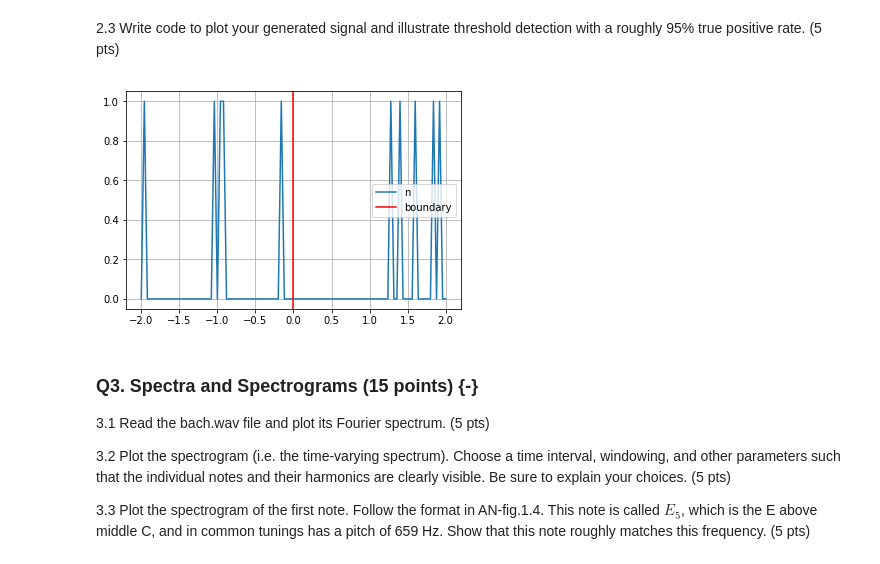
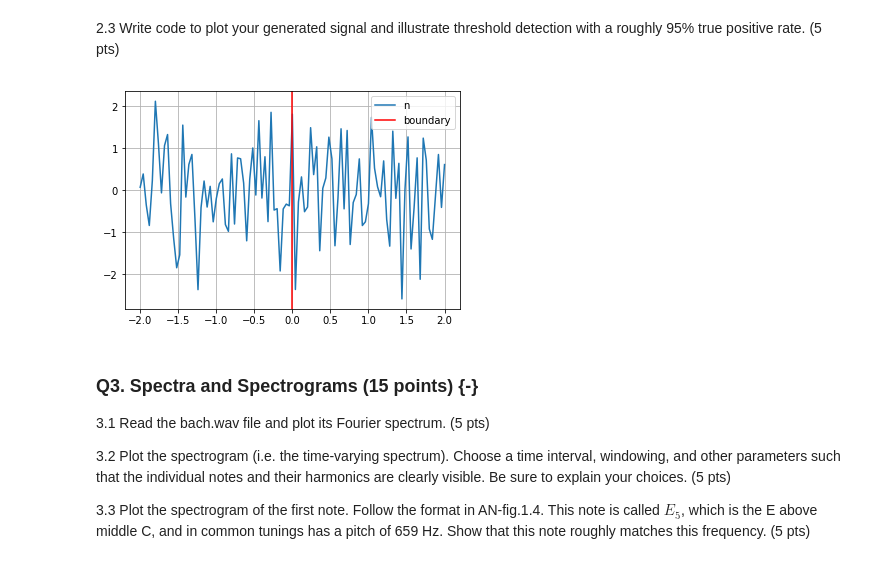
Before and after one commit to brennanmcfarland/computational-perception-class, a Jupyter notebook: CP-A1-bfm21.ipynb, the cells around one changed output. Cells and saved outputs as stored; diff of their text form; code cells hidden in the pictures.

```diff
--- a/CP-A1-bfm21.ipynb
+++ b/CP-A1-bfm21.ipynb
@@ -98,11 +101,15 @@ def poisson_point_process(domain, lamb):
             return codomain
         else:
             # TODO: ask in class if signal is supposed to be constant or Gaussian, here we're just setting it to a constant
-            codomain[step] = 1 # TODO: I also set this to 1 arbitrarily
+            codomain[step] = 2 # TODO: I also set this to 2 arbitrarily
 
 
 def poisson_signal(lamb):
     return lambda a: poisson_point_process(a, lamb)
+
+
+def noisy_poisson_signal(lamb, mu_n, sigma_squared_n):
+    return lambda a: poisson_point_process(a, lamb) + np.random.normal(mu_n, sigma_squared_n**.5, a.shape)
 # %% [markdown]
 2.2 Derive the optimal threshold detector for this scenario.  Be sure to consider the probability of the signal being present in any particular sample.  Contrast this with the threshold in Q1. (5 pts)
 # %%
@@ -110,12 +117,12 @@ def poisson_signal(lamb):
 # %% [markdown]
 2.3 Write code to plot your generated signal and illustrate threshold detection with a roughly 95% true positive rate. (5 pts)
 # %%
-plot_function(poisson_signal(.1), min=-2, max=2, label='n')
+plot_function(noisy_poisson_signal(.1, noise_mean, noise_variance), min=-2, max=2, label='n')
 plot_boundary(0, label='boundary') # TODO: actually plot this right
 show_graph()
 # TODO
 # %% [output]
-[figure, old version]
+[figure, new version]
 # %% [markdown]
 ### Q3. Spectra and Spectrograms (15 points) {-}
 
```
Also changed, not shown: parts of 14 cells of this notebook.
